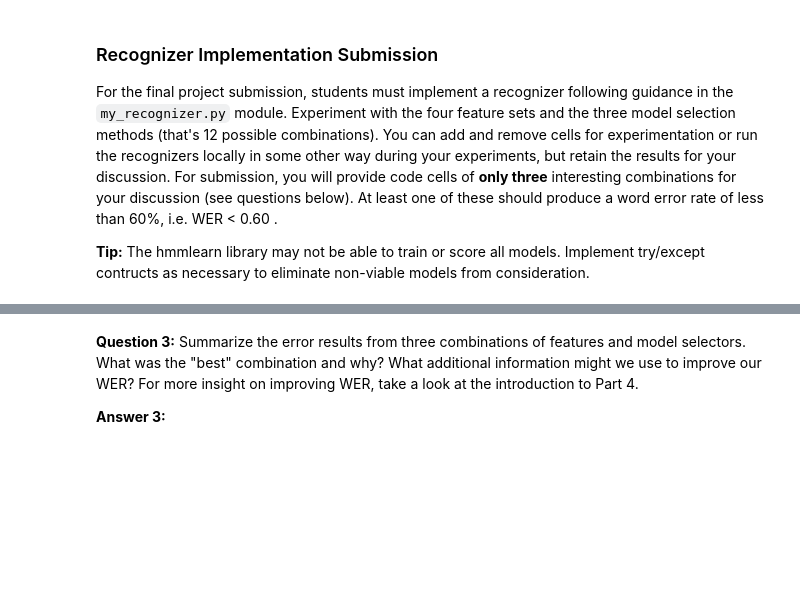
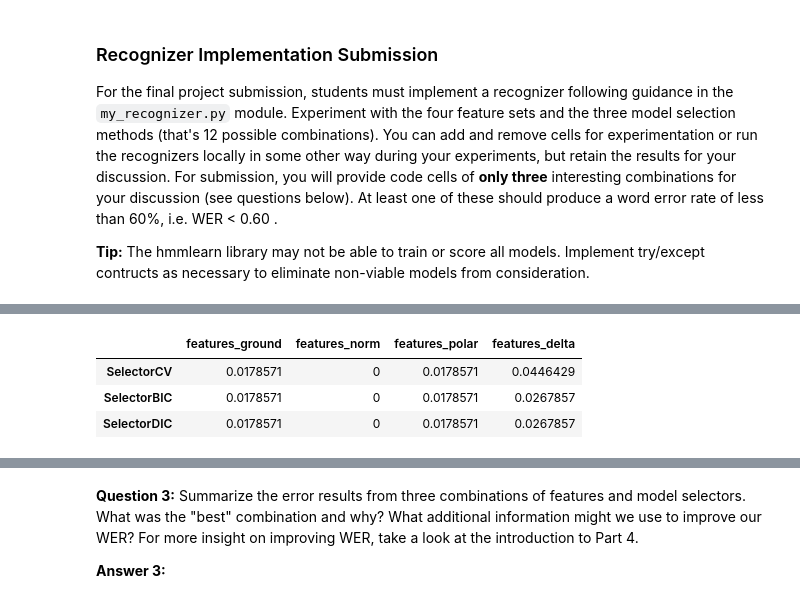
Before and after one commit to alikureishy/AI-hmm-signlanguage, a Jupyter notebook: asl_recognizer.ipynb, the cells around one changed output, grey strips where cells are left out. Saved outputs shown, nothing was run; the diff lists cells and outputs as text; code cells hidden in the pictures; blank space fills up the shorter version.

```diff
--- a/asl_recognizer.ipynb
+++ b/asl_recognizer.ipynb
@@ -778,0 +783,7 @@ avg_states_matrix.head(len(row_names))
+# %%
+null_model_matrix.head(len(row_names))
+# %% [output]
+|  | features_ground | features_norm | features_polar | features_delta |
+| SelectorCV | 0.0178571 | 0 | 0.0178571 | 0.0446429 |
+| SelectorBIC | 0.0178571 | 0 | 0.0178571 | 0.0267857 |
+| SelectorDIC | 0.0178571 | 0 | 0.0178571 | 0.0267857 |
```
Also changed, not shown: parts of 9 cells of this notebook.
